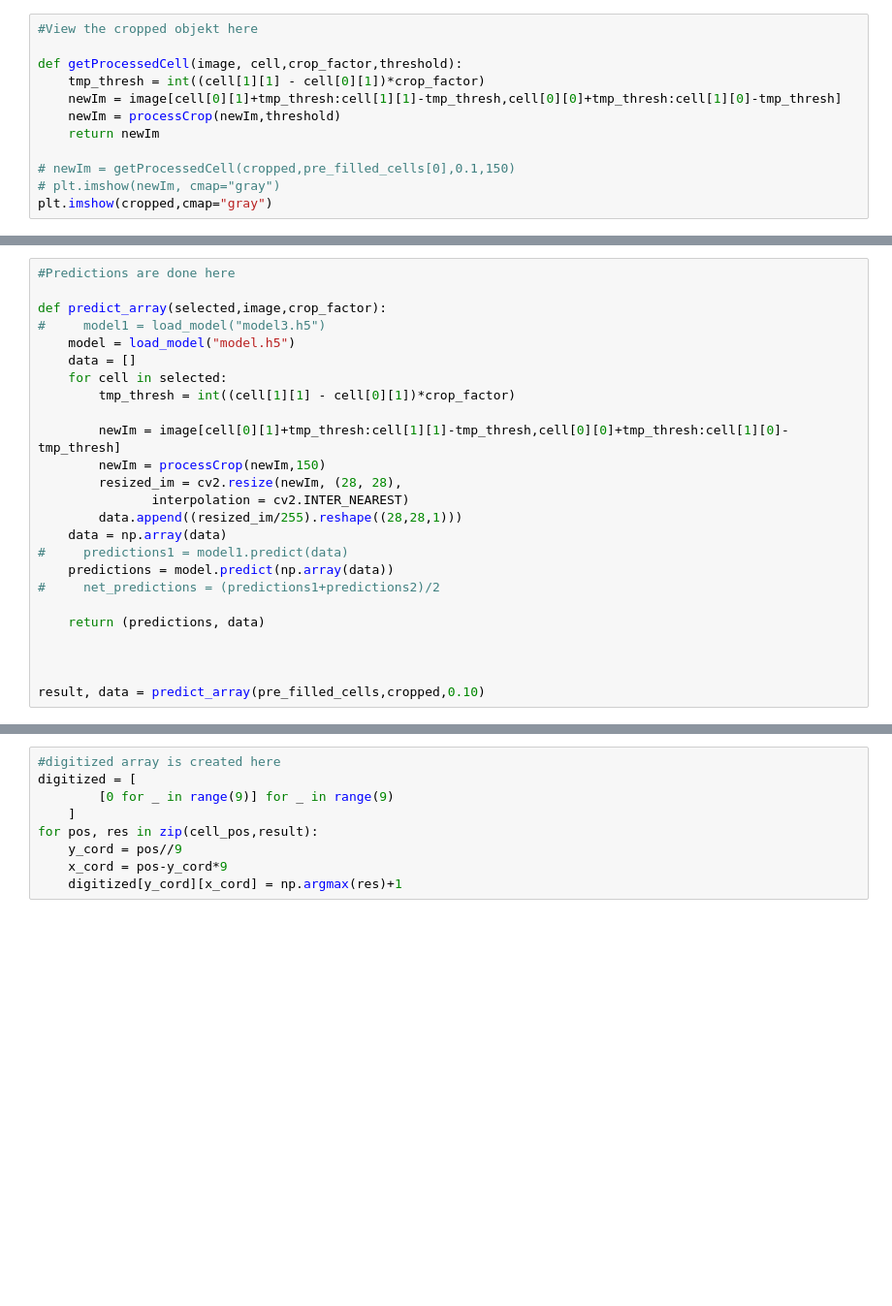
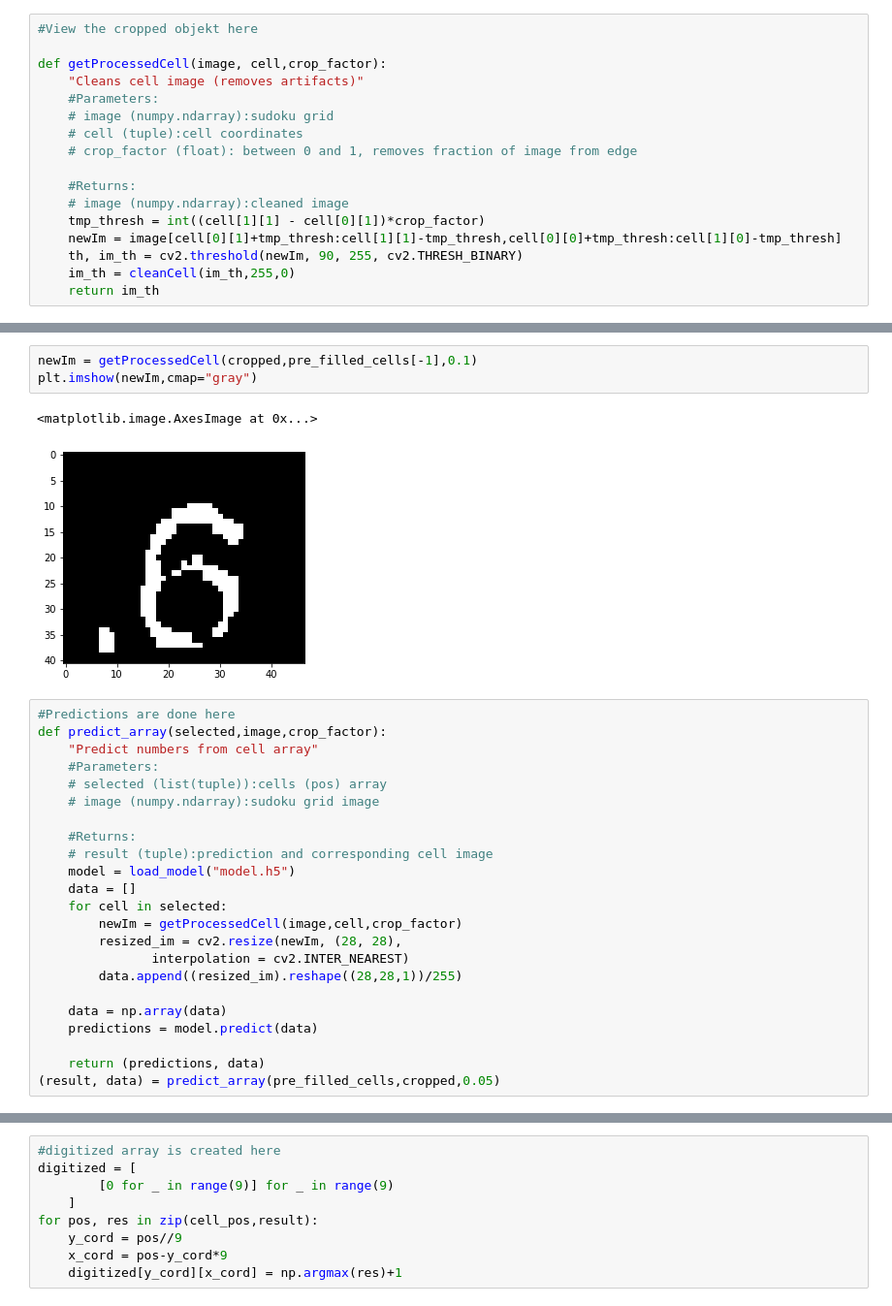
Before and after one commit to raditya3/Sudoku-Solver, a Jupyter notebook: Solver.ipynb, the cells around one changed output, grey strips where cells are left out. Shown at 97% size. Saved outputs shown, nothing was run; the diff lists cells and outputs as text; blank space fills up the shorter version.

```diff
--- a/Solver.ipynb
+++ b/Solver.ipynb
@@ -199,12 +193,17 @@ True
 # %%
 #View the cropped objekt here
 
-def getProcessedCell(image, cell,crop_factor,threshold):
+def getProcessedCell(image, cell,crop_factor):
+    "Cleans cell image (removes artifacts)"
+    #Parameters:
+    # image (numpy.ndarray):sudoku grid
+    # cell (tuple):cell coordinates
+    # crop_factor (float): between 0 and 1, removes fraction of image from edge
+
+    #Returns:
+    # image (numpy.ndarray):cleaned image
     tmp_thresh = int((cell[1][1] - cell[0][1])*crop_factor)
     newIm = image[cell[0][1]+tmp_thresh:cell[1][1]-tmp_thresh,cell[0][0]+tmp_thresh:cell[1][0]-tmp_thresh]
-    newIm = processCrop(newIm,threshold)
-    return newIm
-
-# newIm = getProcessedCell(cropped,pre_filled_cells[0],0.1,150)
-# plt.imshow(newIm, cmap="gray")
-plt.imshow(cropped,cmap="gray")
+    th, im_th = cv2.threshold(newIm, 90, 255, cv2.THRESH_BINARY)
+    im_th = cleanCell(im_th,255,0)
+    return im_th
@@ -214,25 +219,29 @@ plt.imshow(cropped,cmap="gray")
+# %%
+newIm = getProcessedCell(cropped,pre_filled_cells[-1],0.1)
+plt.imshow(newIm,cmap="gray")
+# %% [output]
+<matplotlib.image.AxesImage at 0x...>
+[figure, added]
 # %%
 #Predictions are done here
+def predict_array(selected,image,crop_factor):
+    "Predict numbers from cell array"
+    #Parameters:
+    # selected (list(tuple)):cells (pos) array
+    # image (numpy.ndarray):sudoku grid image
 
-def predict_array(selected,image,crop_factor):
-#     model1 = load_model("model3.h5")
+    #Returns:
+    # result (tuple):prediction and corresponding cell image
     model = load_model("model.h5")
     data = []
     for cell in selected:
-        tmp_thresh = int((cell[1][1] - cell[0][1])*crop_factor)
-
-        newIm = image[cell[0][1]+tmp_thresh:cell[1][1]-tmp_thresh,cell[0][0]+tmp_thresh:cell[1][0]-tmp_thresh]
-        newIm = processCrop(newIm,150)
+        newIm = getProcessedCell(image,cell,crop_factor)
         resized_im = cv2.resize(newIm, (28, 28),
                interpolation = cv2.INTER_NEAREST)
-        data.append((resized_im/255).reshape((28,28,1)))
+        data.append((resized_im).reshape((28,28,1))/255)
+
     data = np.array(data)
-#     predictions1 = model1.predict(data)
-    predictions = model.predict(np.array(data))
-#     net_predictions = (predictions1+predictions2)/2
+    predictions = model.predict(data)
 
     return (predictions, data)
-
-
-
-result, data = predict_array(pre_filled_cells,cropped,0.10)
+(result, data) = predict_array(pre_filled_cells,cropped,0.05)
```
Also changed, not shown: parts of 19 cells of this notebook, 8 other files.
